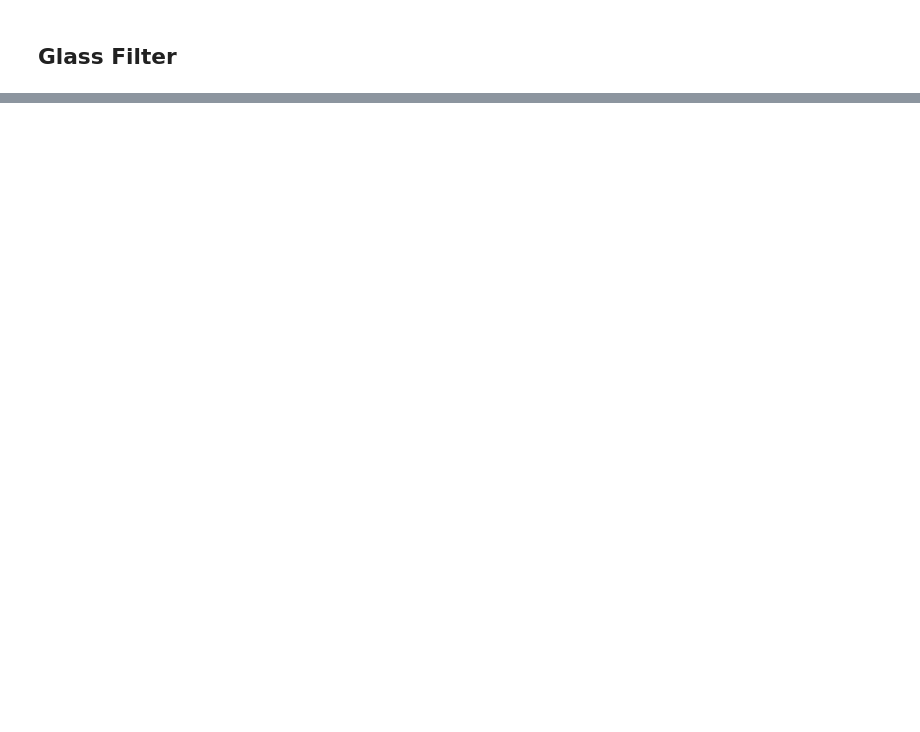
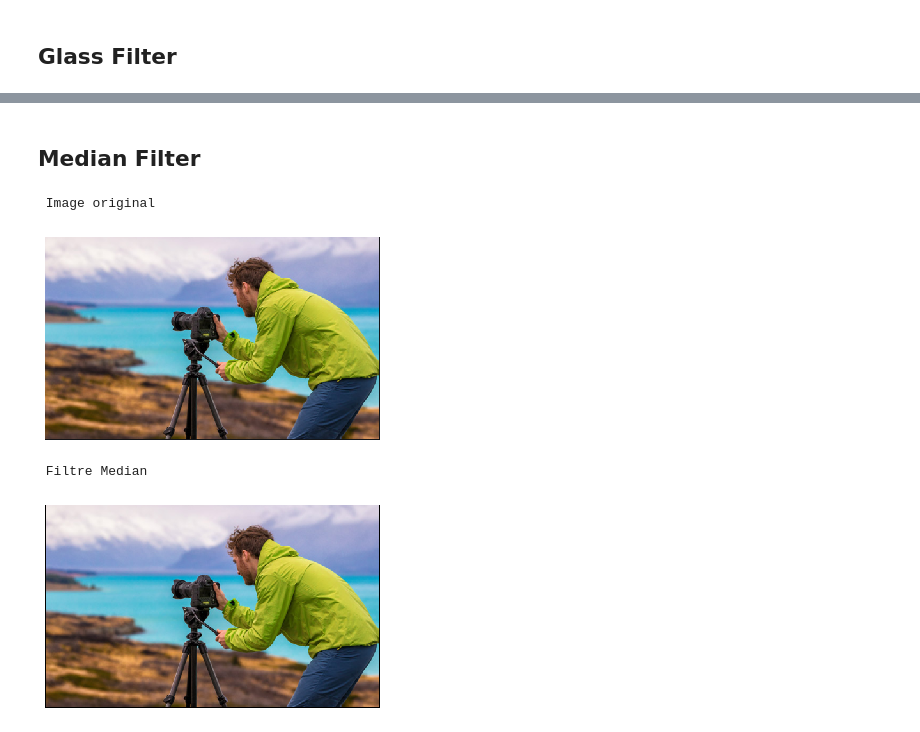
Before and after one commit to CoumbaSY586/ProjetImageProcessing, a Jupyter notebook: ProjetImageProcessing.ipynb, the cells around one changed output, grey strips where cells are left out. Saved outputs shown, nothing was run; the diff lists cells and outputs as text; code cells hidden in the pictures; blank space fills up the shorter version.

```diff
--- a/ProjetImageProcessing.ipynb
+++ b/ProjetImageProcessing.ipynb
@@ -521,0 +754,10 @@ image.filtreGlass()
+# %% [markdown]
+## Median Filter
+# %%
+#Filtre Median
+image.medianFilter()
+# %% [output]
+ Image original
+[figure, added]
+ Filtre Median
+[figure, added]
```
Also changed, not shown: parts of 14 cells of this notebook.
